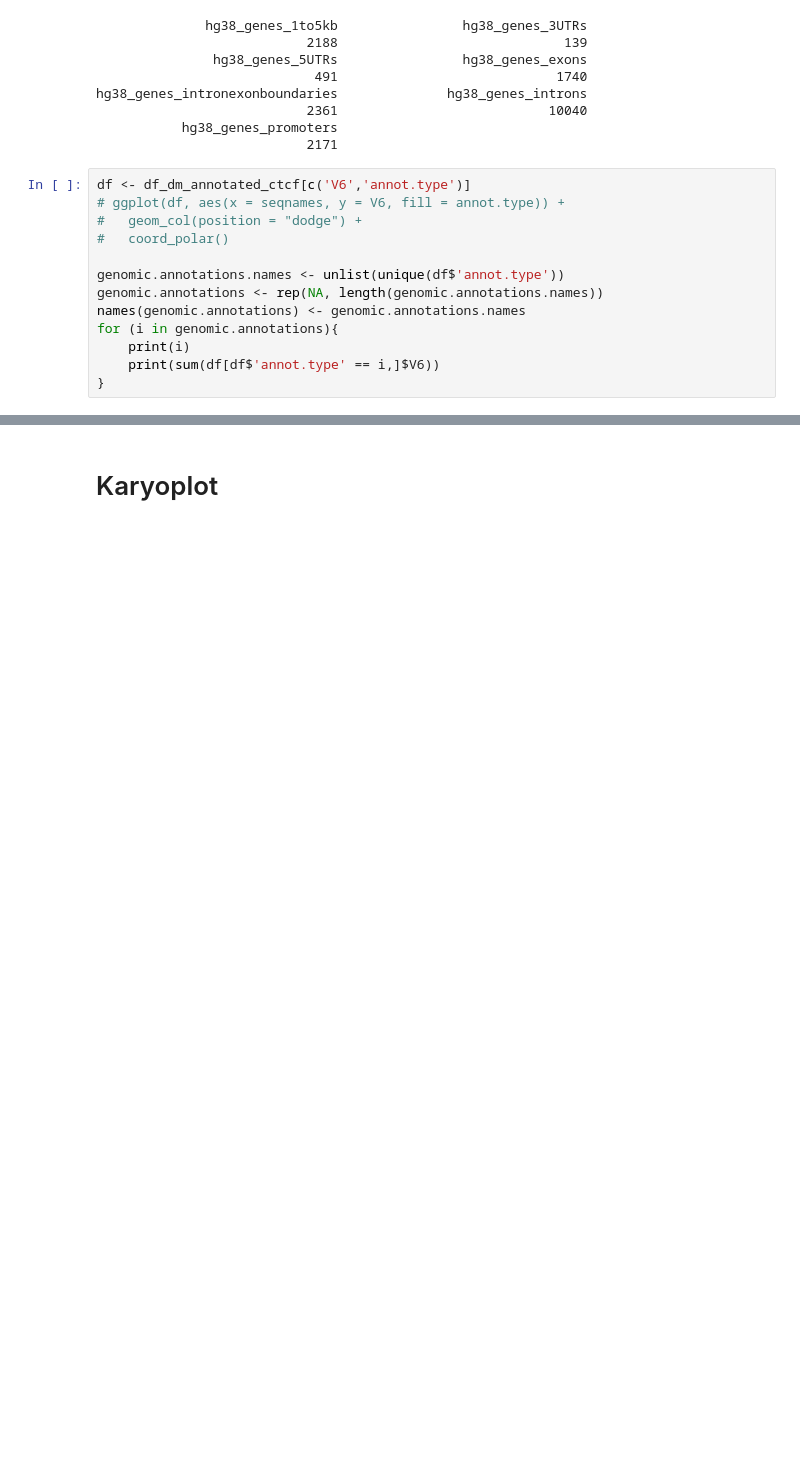
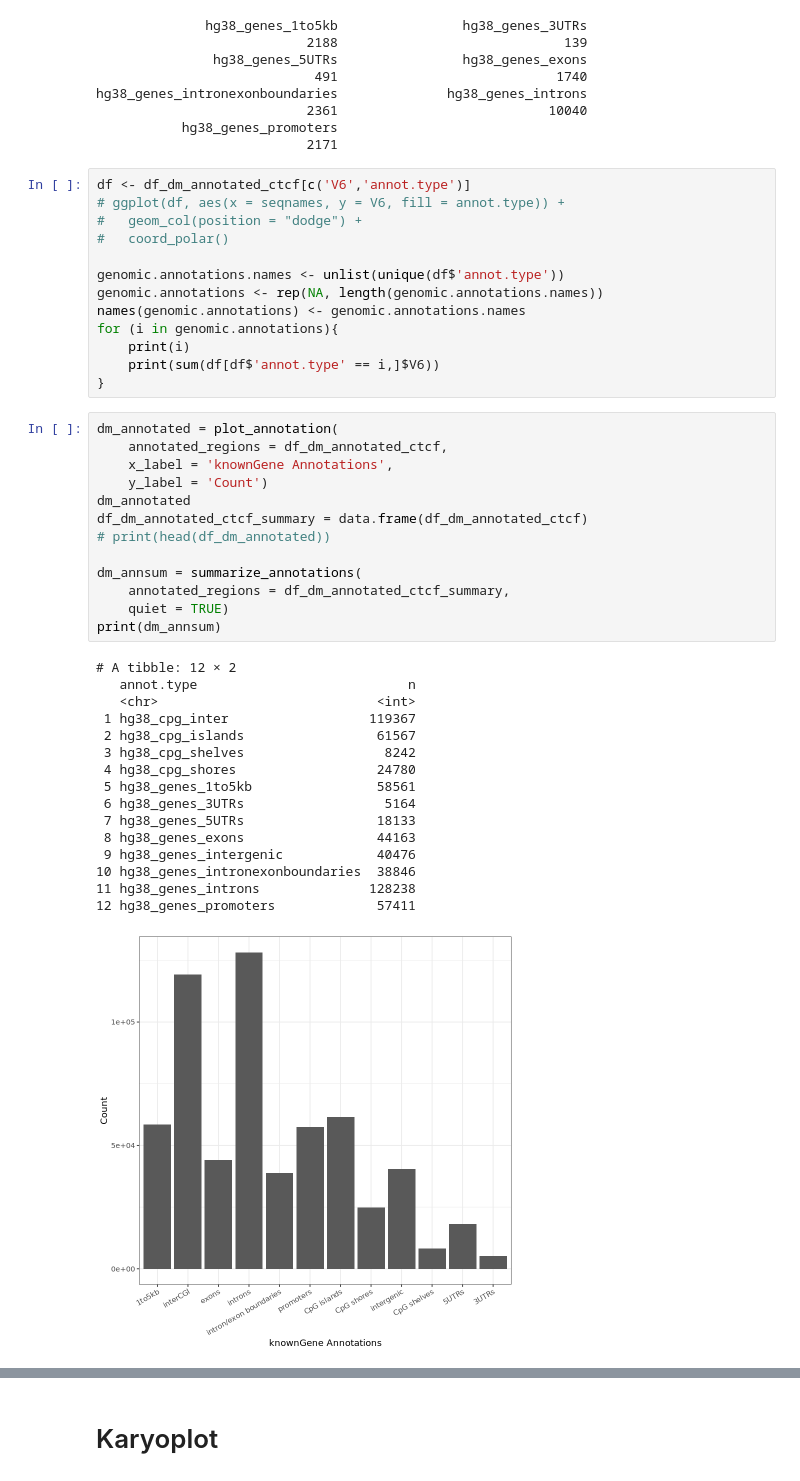
Before and after one commit to apblair/human-TF-footprinting, a Jupyter notebook: Notebooks/ConsensusTF-PermutationAnalysis.ipynb, the cells around one changed output, grey strips where cells are left out. Drawn from its saved outputs; the diff is of its cells as text; blank space fills up the shorter version.

```diff
--- a/Notebooks/ConsensusTF-PermutationAnalysis.ipynb
+++ b/Notebooks/ConsensusTF-PermutationAnalysis.ipynb
@@ -252,3 +252,33 @@ for (i in genomic.annotations){
     print(i)
     print(sum(df[df$'annot.type' == i,]$V6))
 }
+# %%
+dm_annotated = plot_annotation(
+    annotated_regions = df_dm_annotated_ctcf,
+    x_label = 'knownGene Annotations',
+    y_label = 'Count')
+dm_annotated
+df_dm_annotated_ctcf_summary = data.frame(df_dm_annotated_ctcf)
+# print(head(df_dm_annotated))
+
+dm_annsum = summarize_annotations(
+    annotated_regions = df_dm_annotated_ctcf_summary,
+    quiet = TRUE)
+print(dm_annsum)
+# %% [output]
+# A tibble: 12 × 2
+   annot.type                           n
+   <chr>                            <int>
+ 1 hg38_cpg_inter                  119367
+ 2 hg38_cpg_islands                 61567
+ 3 hg38_cpg_shelves                  8242
+ 4 hg38_cpg_shores                  24780
+ 5 hg38_genes_1to5kb                58561
+ 6 hg38_genes_3UTRs                  5164
+ 7 hg38_genes_5UTRs                 18133
+ 8 hg38_genes_exons                 44163
+ 9 hg38_genes_intergenic            40476
+10 hg38_genes_intronexonboundaries  38846
+11 hg38_genes_introns              128238
+12 hg38_genes_promoters             57411
+[figure, added]
```
Also changed, not shown: parts of 10 cells of this notebook.
